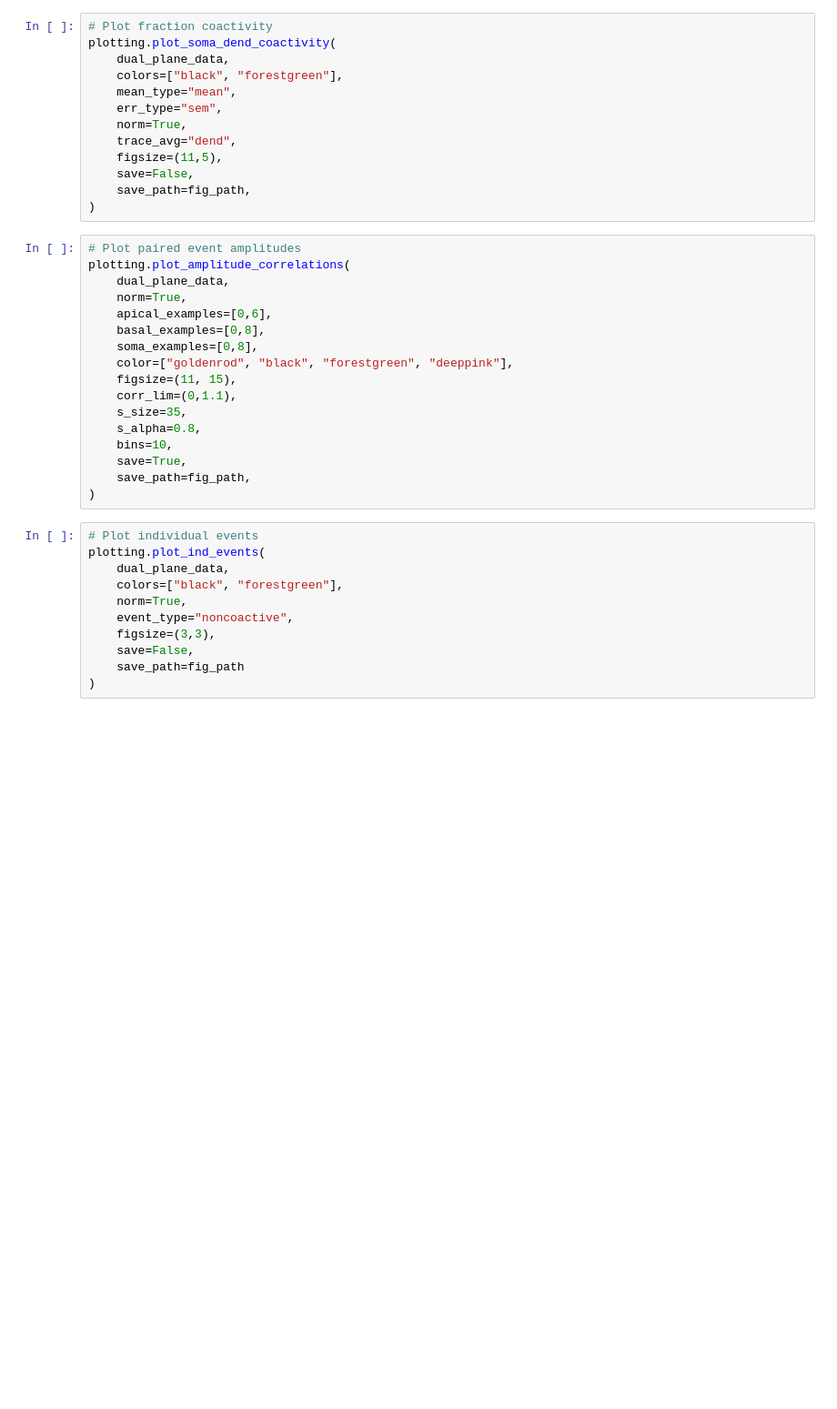
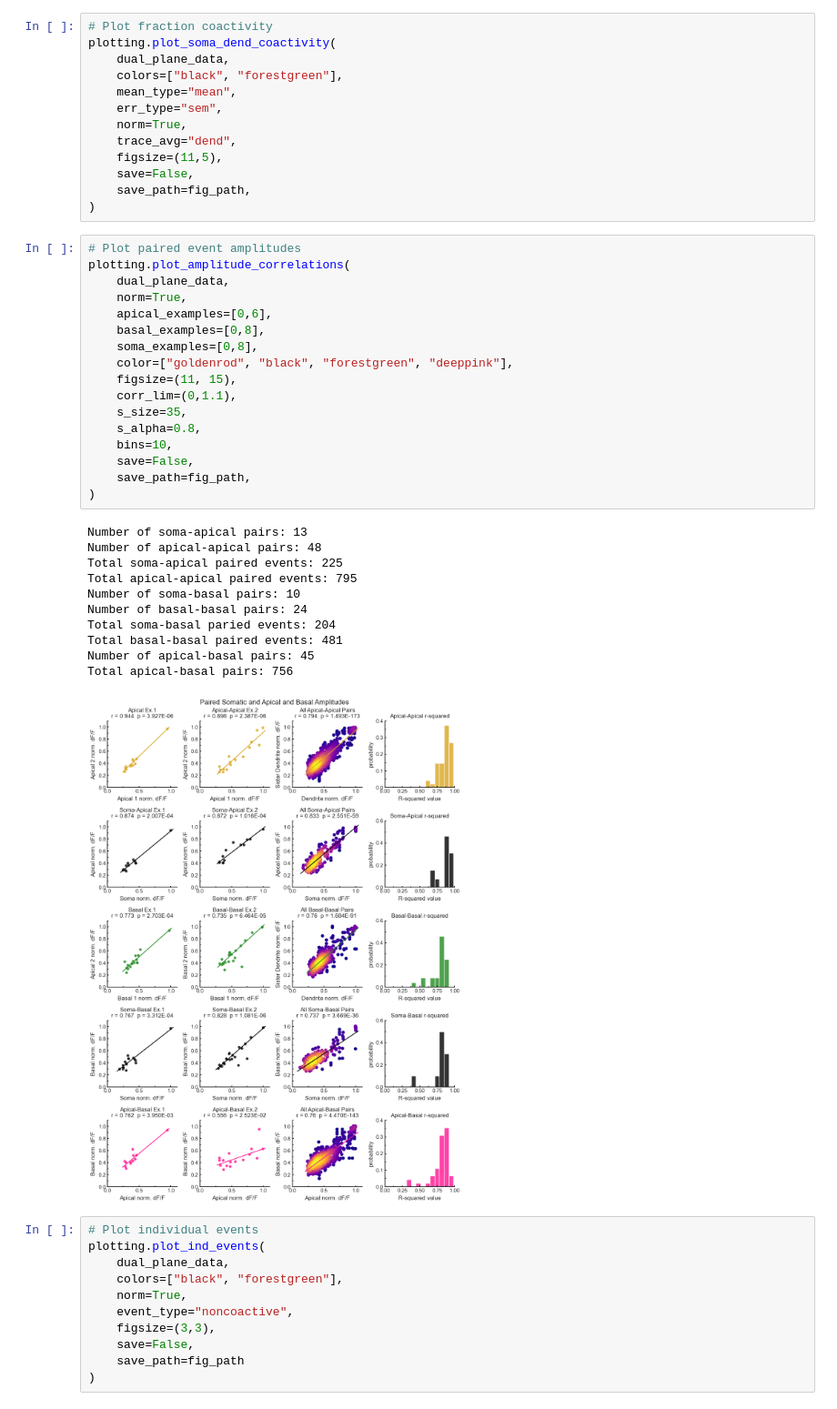
Before and after one commit to wjakewright/Lab_Analyses, a Jupyter notebook: Lab_Analyses/Dual_Plane/Dual_Plane_Analysis_Apical_Basal.ipynb, the cells around one changed output. Shown at 91% size. Cells and saved outputs as stored; diff of their text form; blank space fills up the shorter version.

```diff
--- a/Lab_Analyses/Dual_Plane/Dual_Plane_Analysis_Apical_Basal.ipynb
+++ b/Lab_Analyses/Dual_Plane/Dual_Plane_Analysis_Apical_Basal.ipynb
@@ -89,20 +89,32 @@ plotting.plot_soma_dend_coactivity(
 # %%
 # Plot paired event amplitudes
 plotting.plot_amplitude_correlations(
     dual_plane_data,
     norm=True,
     apical_examples=[0,6],
     basal_examples=[0,8],
     soma_examples=[0,8],
     color=["goldenrod", "black", "forestgreen", "deeppink"],
     figsize=(11, 15),
     corr_lim=(0,1.1),
     s_size=35,
     s_alpha=0.8,
     bins=10,
-    save=True,
+    save=False,
     save_path=fig_path,
 )
+# %% [output]
+Number of soma-apical pairs: 13
+Number of apical-apical pairs: 48
+Total soma-apical paired events: 225
+Total apical-apical paired events: 795
+Number of soma-basal pairs: 10
+Number of basal-basal pairs: 24
+Total soma-basal paried events: 204
+Total basal-basal paired events: 481
+Number of apical-basal pairs: 45
+Total apical-basal pairs: 756
+[figure, added]
 # %%
 # Plot individual events
 plotting.plot_ind_events(
```
Also changed, not shown: 48 other files.
